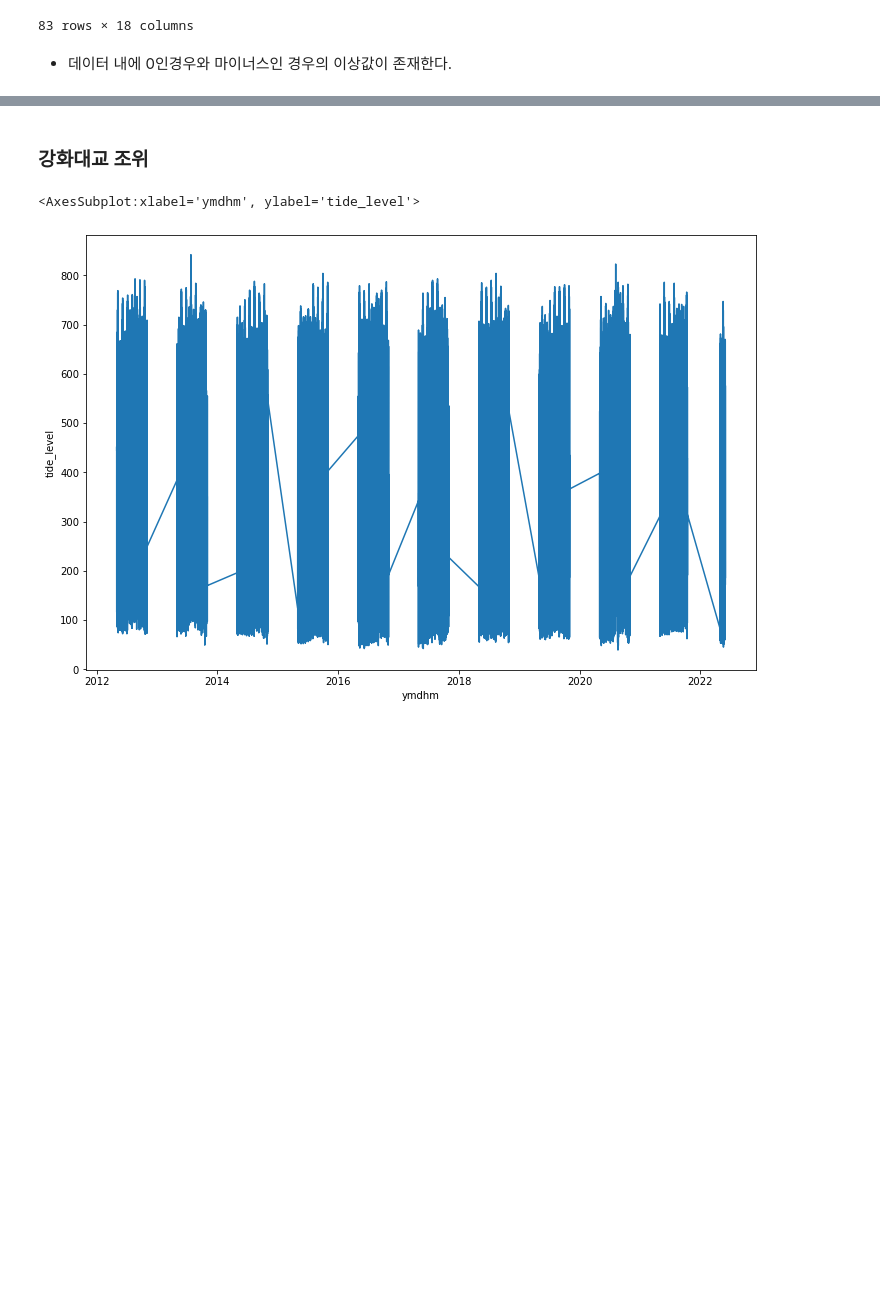
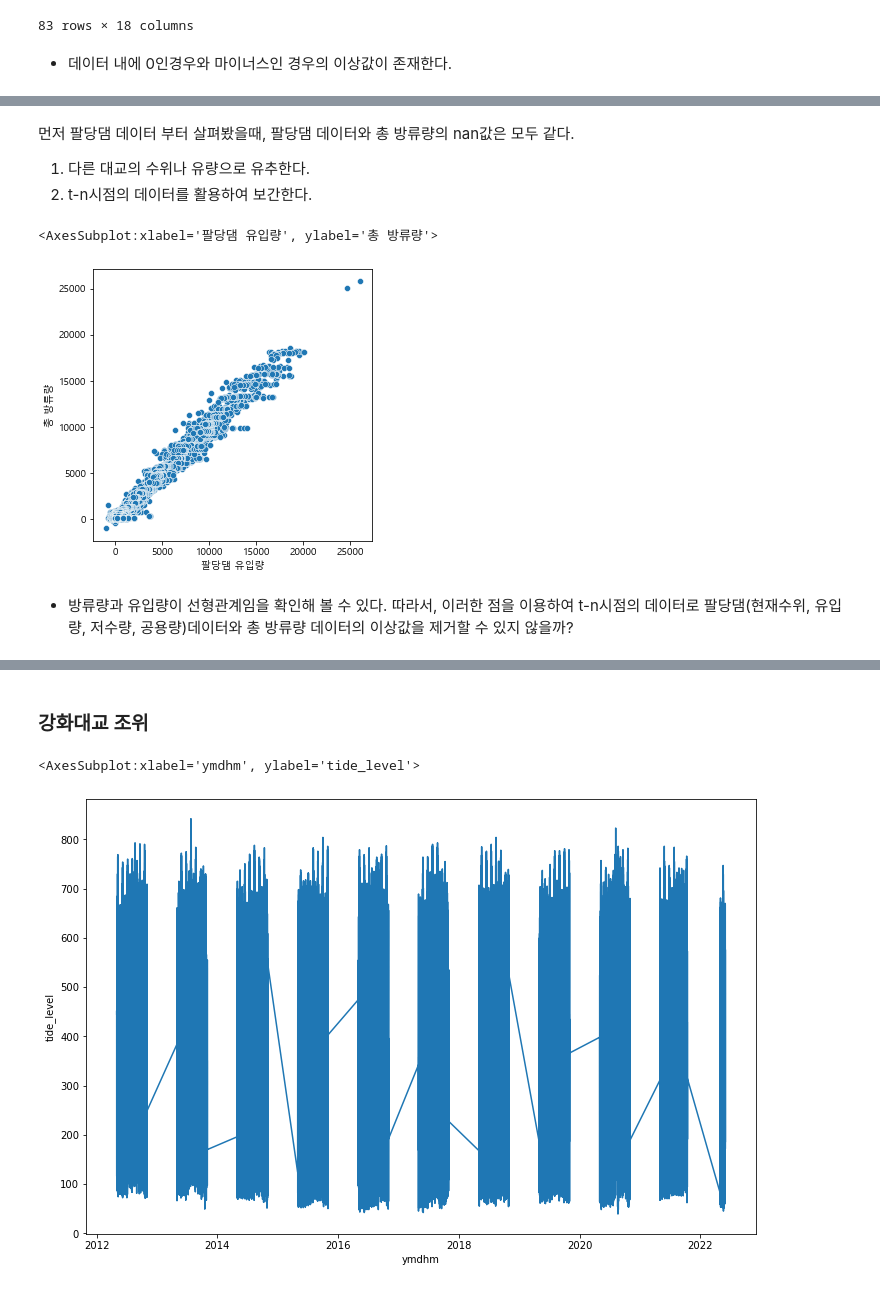
Before and after one commit to ljs7463/Dacon-HanRiverForecasting, a Jupyter notebook: 임정석/analysis.ipynb, the cells around one changed output, grey strips where cells are left out. Cells and saved outputs as stored; diff of their text form; code cells hidden in the pictures; blank space fills up the shorter version.

```diff
--- a/임정석/analysis.ipynb
+++ b/임정석/analysis.ipynb
@@ -227,3 +227,16 @@ train[(train['팔당댐 현재수위']<=0) | (train['팔당댐 현재수위'].is
 | 262599 | 2021-10-15 14:30:00 | NaN | NaN | NaN | NaN | NaN | NaN | 271.7 | NaN | 264.2 | NaN | ... |
 | 262600 | 2021-10-15 14:40:00 | NaN | NaN | NaN | NaN | NaN | NaN | 272.7 | NaN | 264.2 | NaN | ... |
 790 rows × 18 columns
+# %% [markdown]
+먼저 팔당댐 데이터 부터 살펴봤을때, 팔당댐 데이터와 총 방류량의 nan값은 모두 같다.
+
+1. 다른 대교의 수위나 유량으로 유추한다.
+2. t-n시점의 데이터를 활용하여 보간한다.
+# %%
+plt.figure(figsize = (5, 5))
+sns.scatterplot(train['팔당댐 유입량'], train['총 방류량'])
+# %% [output]
+<AxesSubplot:xlabel='팔당댐 유입량', ylabel='총 방류량'>
+[figure, added]
+# %% [markdown]
+- 방류량과 유입량이 선형관계임을 확인해 볼 수 있다. 따라서, 이러한 점을 이용하여 t-n시점의 데이터로 팔당댐(현재수위, 유입량, 저수량, 공용량)데이터와 총 방류량 데이터의 이상값을 제거할 수 있지 않을까?
```
Also changed, not shown: parts of 3 cells of this notebook.
